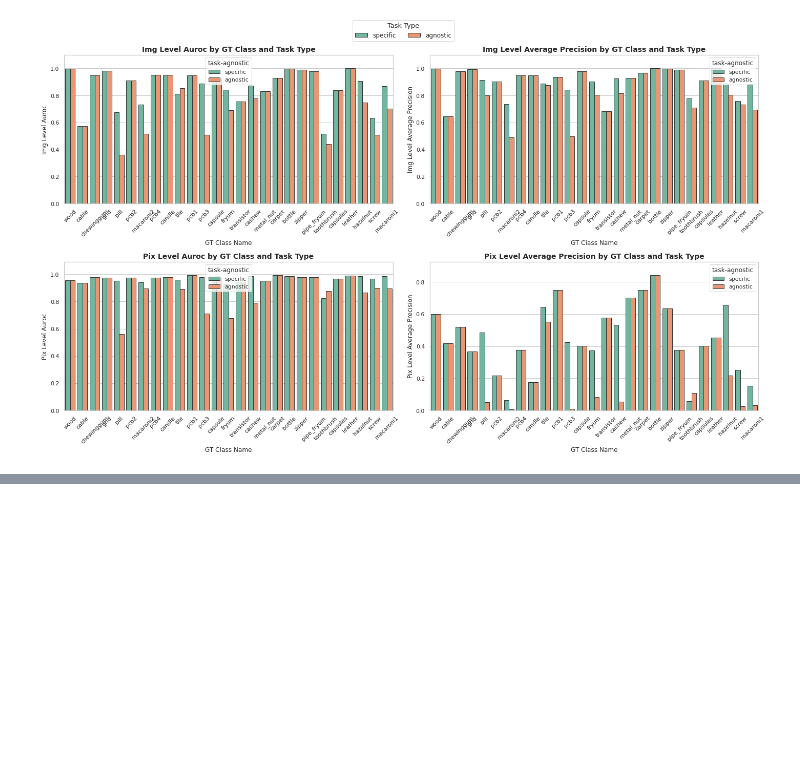
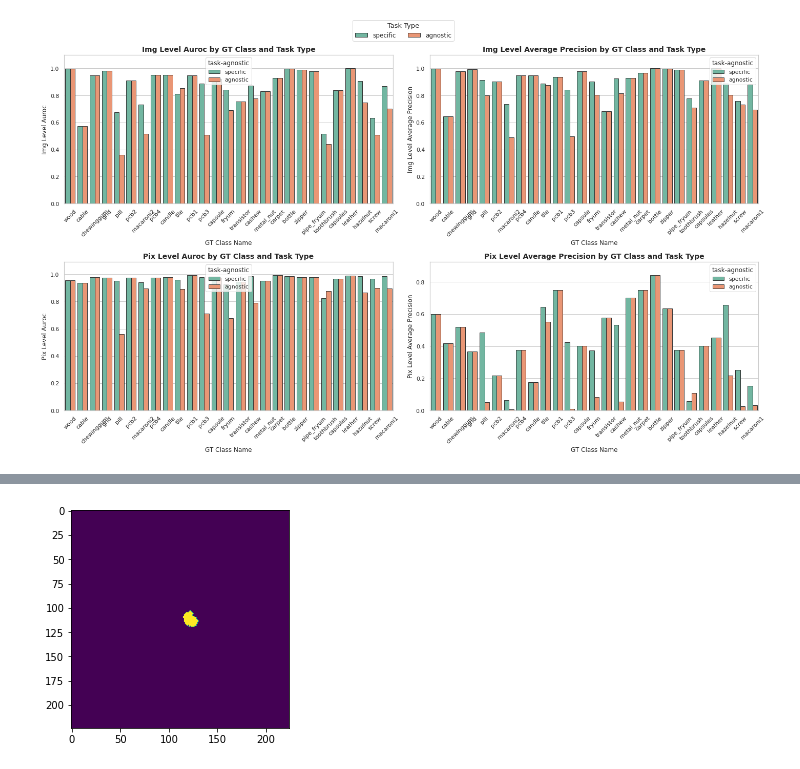
Before and after one commit to crimama/LifeLongerAD, a Jupyter notebook: notebooks/visualization.ipynb, the cells around one changed output, grey strips where cells are left out. Drawn from its saved outputs; the diff is of its cells as text; code cells hidden in the pictures; blank space fills up the shorter version.

```diff
--- a/notebooks/visualization.ipynb
+++ b/notebooks/visualization.ipynb
@@ -192,0 +254,12 @@ dataset
+# %%
+import cv2
+import matplotlib.pyplot as plt
+import numpy as np
+
+img_dir = '/Volume/VAD/Data/mvtec2d-sam-b/toothbrush/train/good/001.png'
+img = cv2.imread(img_dir)
+img[img!=11] = 0
+plt.imshow(img[:,:,0])
+plt.show()
+# %% [output]
+[figure, added]
```
Also changed, not shown: parts of 11 cells of this notebook, 15 other files.
